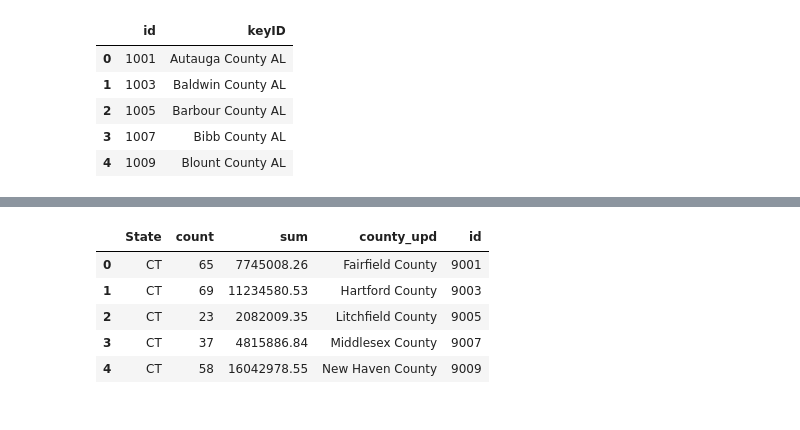
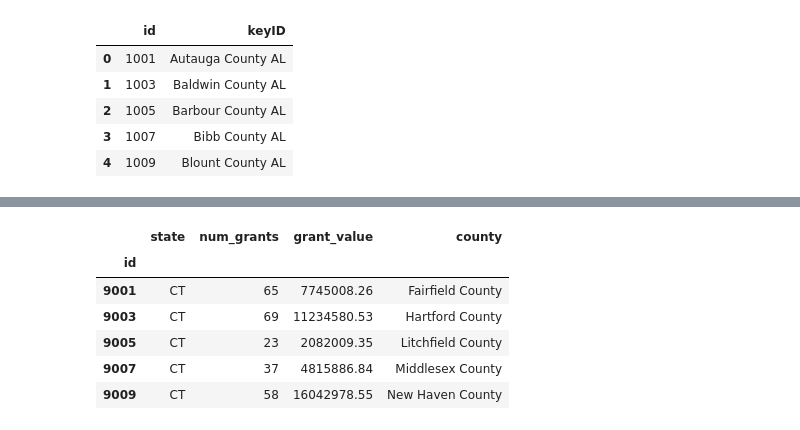
Before and after one commit to HKuz/DSforC, a Jupyter notebook: LWCF/LWCF_New_England_Funding_Analysis.ipynb, the cells around one changed output, grey strips where cells are left out. Drawn from its saved outputs; the diff is of its cells as text; code cells hidden in the pictures.

Commit message:
feat: export new england data for map use

```diff
--- a/LWCF/LWCF_New_England_Funding_Analysis.ipynb
+++ b/LWCF/LWCF_New_England_Funding_Analysis.ipynb
@@ -356,13 +356,19 @@ full_county[full_county['State'] == 'NH']
 | 46 | NH | STRAFFORD | 30 | 1393559.19 | Strafford County | Strafford County NH | 33017 | Strafford County NH |
 | 47 | NH | SULLIVAN | 37 | 1216055.10 | Sullivan County | Sullivan County NH | 33019 | Sullivan County NH |
 # %%
-# Clean up DF to export
+# Clean up DF (drop columns, rename columns, and set index to id) to export
 full_county.drop(['County', 'keyID', 'key'], axis=1, inplace=True)
+
+full_county.columns = ['state', 'num_grants', 'grant_value', 'county', 'id']
+
+full_county.set_index('id', inplace=True)
+
 full_county.head()
 # %% [output]
-|  | State | count | sum | county_upd | id |
-| 0 | CT | 65 | 7745008.26 | Fairfield County | 9001 |
-| 1 | CT | 69 | 11234580.53 | Hartford County | 9003 |
-| 2 | CT | 23 | 2082009.35 | Litchfield County | 9005 |
-| 3 | CT | 37 | 4815886.84 | Middlesex County | 9007 |
-| 4 | CT | 58 | 16042978.55 | New Haven County | 9009 |
+|  | state | num_grants | grant_value | county |
+| id |  |  |  |  |
+| 9001 | CT | 65 | 7745008.26 | Fairfield County |
+| 9003 | CT | 69 | 11234580.53 | Hartford County |
+| 9005 | CT | 23 | 2082009.35 | Litchfield County |
+| 9007 | CT | 37 | 4815886.84 | Middlesex County |
+| 9009 | CT | 58 | 16042978.55 | New Haven County |
```
Also changed, not shown: parts of 3 cells of this notebook, 1 other file.
